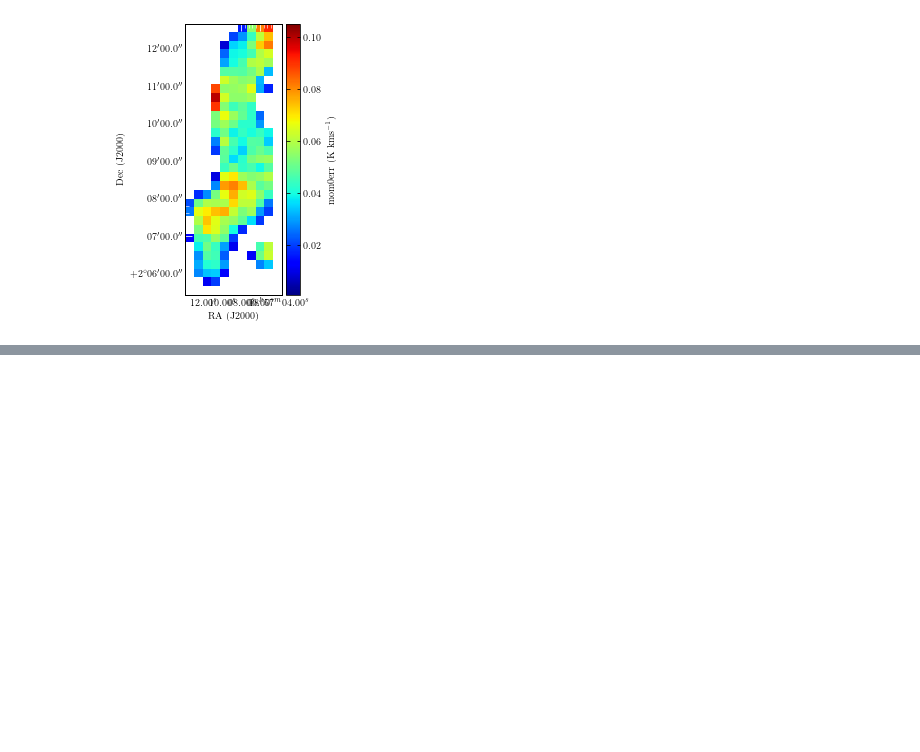
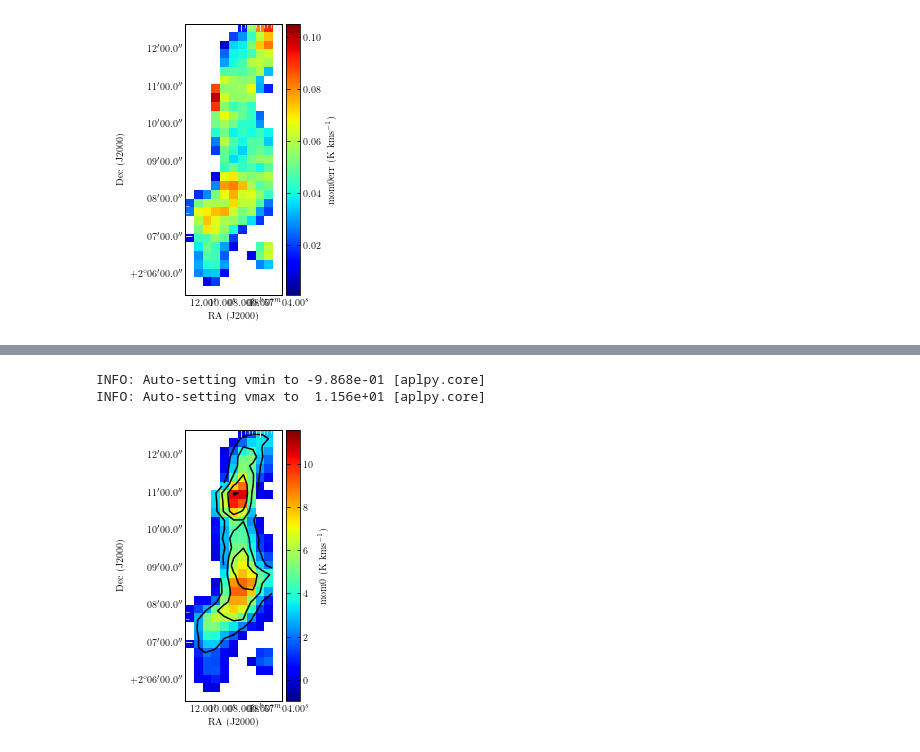
Before and after one commit to ashleythomasbarnes/data_cube_analysis, a Jupyter notebook: examples/moments_plotting.ipynb, the cells around one changed output, grey strips where cells are left out. Cells and saved outputs as stored; diff of their text form; code cells hidden in the pictures; blank space fills up the shorter version.

```diff
--- a/examples/moments_plotting.ipynb
+++ b/examples/moments_plotting.ipynb
@@ -84,0 +101,14 @@ INFO: Auto-setting vmax to  1.052e-01 [aplpy.core]
+# %%
+#plot mom0 with contours of signal-to-noise ratio for mom0
+
+fig = plt.figure(figsize=(5,5))
+ax = aplpy.FITSFigure(mom['mom0'].hdu, figure=fig)
+ax.show_colorscale()
+ax.show_contour(s2n, colors='black')
+ax.add_colorbar()
+ax.colorbar.set_axis_label_text('mom0 (K kms$^{-1}$)')
+fig.savefig('mom0_s2ncontours.pdf', dpi=200, bbox_inches='tight')
+# %% [output]
+INFO: Auto-setting vmin to -9.868e-01 [aplpy.core]
+INFO: Auto-setting vmax to  1.156e+01 [aplpy.core]
+[figure, added]
```
Also changed, not shown: parts of 6 cells of this notebook, 3 other files.
